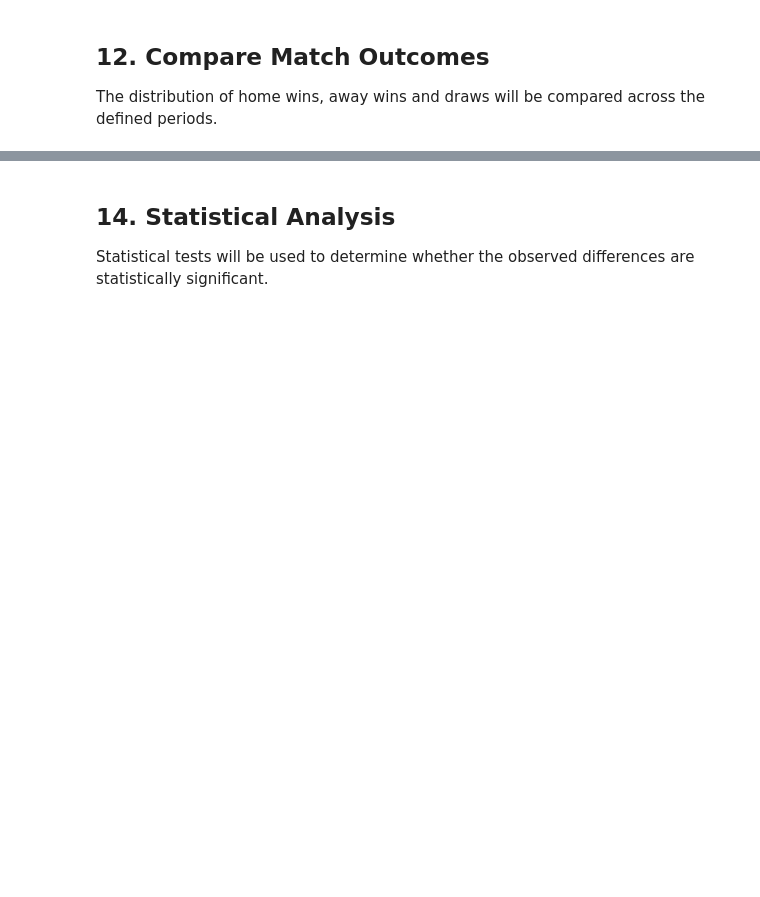
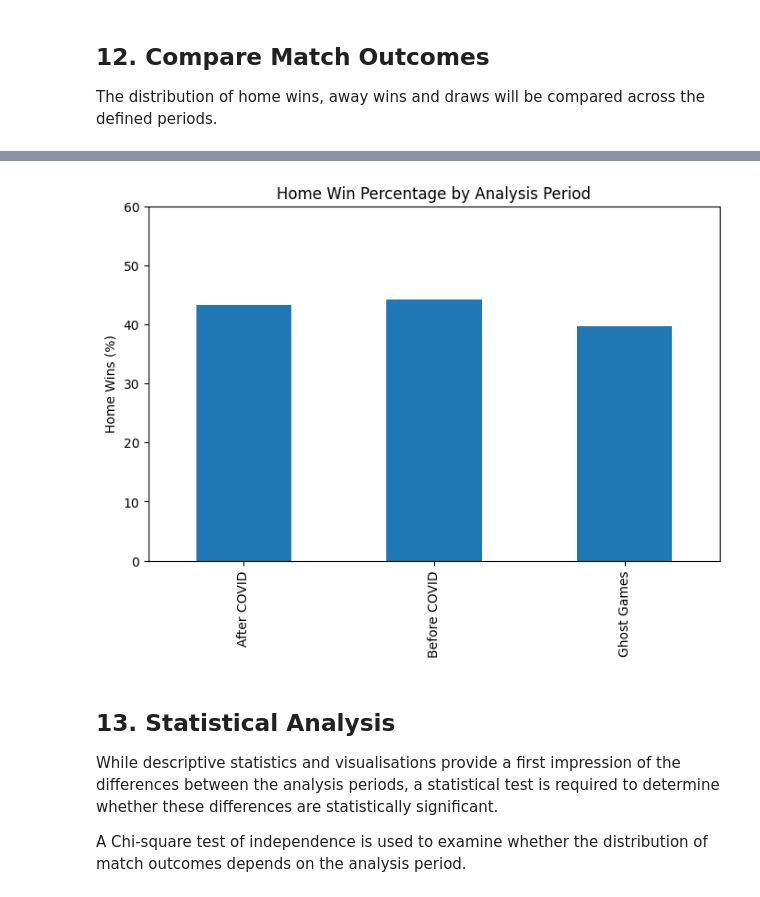
Before and after one commit to WilliTropical/bundesliga-home-advantage-covid, a Jupyter notebook: bundesliga_covid.ipynb, the cells around one changed output, grey strips where cells are left out. Cells and saved outputs as stored; diff of their text form; code cells hidden in the pictures; blank space fills up the shorter version.

```diff
--- a/bundesliga_covid.ipynb
+++ b/bundesliga_covid.ipynb
@@ -314,3 +526,20 @@ The results will be visualised using different charts to illustrate potential ch
+# %%
+home_win_rate.plot(
+    kind="bar",
+    figsize=(8,5)
+)
+
+plt.title("Home Win Percentage by Analysis Period")
+plt.ylabel("Home Wins (%)")
+plt.xlabel("")
+plt.ylim(0,60)
+
+plt.show()
+# %% [output]
+[figure, added]
 # %% [markdown]
-## 14. Statistical Analysis
-Statistical tests will be used to determine whether the observed differences are statistically significant.
+## 13. Statistical Analysis
+
+While descriptive statistics and visualisations provide a first impression of the differences between the analysis periods, a statistical test is required to determine whether these differences are statistically significant.
+
+A Chi-square test of independence is used to examine whether the distribution of match outcomes depends on the analysis period.
```
Also changed, not shown: parts of 29 cells of this notebook, 1 other file.
